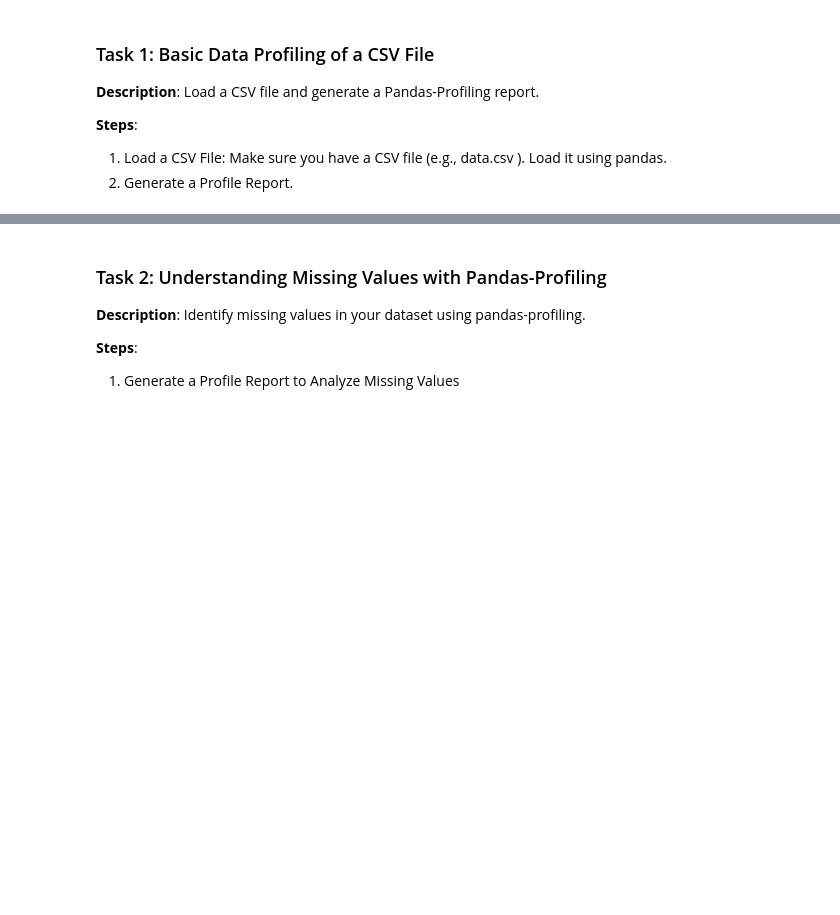
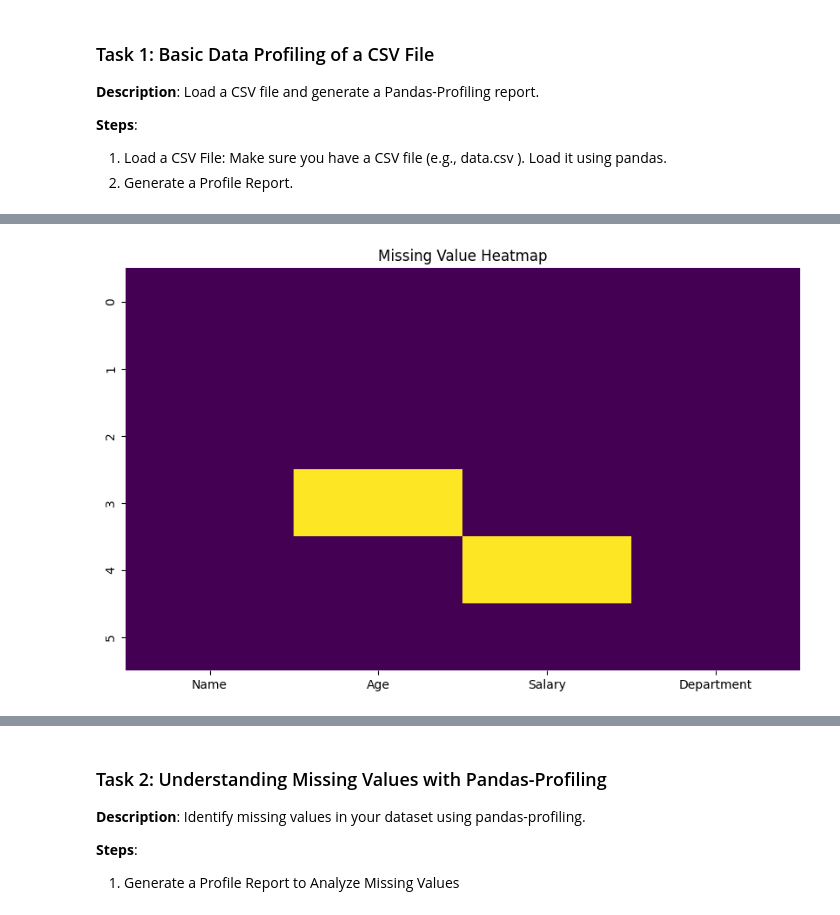
Before and after one commit to mourya1511/AI_DATA_ANALYSIS_, a Jupyter notebook: src/Module 8/Automating Data Quality Measurement/Ques_1.ipynb, the cells around one changed output, grey strips where cells are left out. Cells and saved outputs as stored; diff of their text form; code cells hidden in the pictures; blank space fills up the shorter version.

```diff
--- a/src/Module 8/Automating Data Quality Measurement/Ques_1.ipynb
+++ b/src/Module 8/Automating Data Quality Measurement/Ques_1.ipynb
@@ -7,46 +7,45 @@
 2. Generate a Profile Report.
 # %%
 import pandas as pd
+import numpy as np
 import seaborn as sns
 import matplotlib.pyplot as plt
 from ydata_profiling import ProfileReport
+import ipywidgets as widgets
+from IPython.display import display
 
-# Step 1: Create a sample DataFrame
+# 📁 Step 1: Create Sample Dataset
 data = {
     'Name': ['Alice', 'Bob', 'Charlie', 'David', 'Eve', 'Alice'],
-    'Age': [25, 30, 35, None, 45, 25],
-    'Salary': [50000, 60000, 70000, 80000, None, 50000],
+    'Age': [25, 30, 35, np.nan, 45, 25],
+    'Salary': [50000, 60000, 70000, 80000, np.nan, 50000],
     'Department': ['HR', 'Engineering', 'Engineering', 'HR', 'Marketing', 'HR']
 }
 df = pd.DataFrame(data)
+print("✅ Sample DataFrame created.\n")
+print(df)
 
-# Optional: Save to CSV (if needed)
-df.to_csv('sample_data.csv', index=False)
+# 📊 Step 2: Generate Profiling Report
+try:
+    profile = ProfileReport(df, title="Sample Profiling Report", explorative=True)
+    profile.to_file("sample_profiling_report.html")
+    print("\n📄 Profiling report saved as 'sample_profiling_report.html'.")
+except Exception as e:
+    print(f"⚠️ Error creating profile report: {e}")
 
-# Step 2: Generate a profile report
-profile = ProfileReport(df, title="Sample Profiling Report", explorative=True)
-profile.to_file("sample_profiling_report.html")
-print("✅ Profiling report saved as 'sample_profiling_report.html'.")
+# 🔍 Step 3: Missing Value Analysis
+print("\n🔍 Missing Values:")
+print(df.isnull().sum())
 
-# Step 3: Missing values heatmap
-plt.figure(figsize=(10, 6))
-sns.heatmap(df.isnull(), cbar=False, cmap='viridis')
-plt.title("Missing Value Heatmap")
-plt.show()
-
-# Step 4: Summary stats
-print("\n📊 Summary Statistics:")
-print(df.describe(include='all'))
-
-# Step 5: Data types
+# 📏 Step 4: Data Types
 print("\n🧬 Data Types:")
 print(df.dtypes)
 
-# Step 6: Unique values
+# 🔢 Step 5: Unique Values
 print("\n🔢 Unique Values per Column:")
 print(df.nunique())
 
-# Step 7: Duplicate rows
+# 🧭 Step 6: Duplicate Rows
 print("\n🧭 Duplicate Rows:")
 duplicates = df[df.duplicated()]
 if not duplicates.empty:
@@ -54,9 +53,56 @@ if not duplicates.empty:
 else:
     print("No duplicates found.")
 
-# Step 8: Correlation heatmap
-plt.figure(figsize=(12, 10))
-sns.heatmap(df.corr(numeric_only=True), annot=True, cmap='coolwarm')
-plt.title("Correlation Matrix")
+# 📈 Step 7: Visualizations
+
+# Missing value heatmap
+plt.figure(figsize=(10, 6))
+sns.heatmap(df.isnull(), cbar=False, cmap='viridis')
+plt.title("Missing Value Heatmap")
 plt.show()
+
+# Correlation heatmap
+numeric_df = df.select_dtypes(include=[np.number])
+if not numeric_df.empty:
+    plt.figure(figsize=(12, 10))
+    mask = np.triu(np.ones_like(numeric_df.corr(), dtype=bool))
+    sns.heatmap(numeric_df.corr(), annot=True, cmap='coolwarm', mask=mask, fmt=".2f")
+    plt.title("Correlation Matrix (Upper Triangle)")
+    plt.show()
+else:
+    print("⚠️ No numeric columns for correlation matrix.")
+
+# 📊 Step 8: Summary Statistics
+print("\n📊 Summary Statistics:")
+print(df.describe(include='all'))
+
+# 🧪 Step 9: Interactive Column Analysis
+print("\n🧪 Explore Individual Columns:")
+column_selector = widgets.Dropdown(options=df.columns, description='Column:')
+display(column_selector)
+
+def explore_column(column_name):
+    print(f"\n📍 Analysis for Column: {column_name}")
+    print("Data Type:", df[column_name].dtype)
+    print("Unique Values:", df[column_name].nunique())
+    print("Missing Values:", df[column_name].isnull().sum())
+    print(df[column_name].value_counts(dropna=False).head(10))
+    if df[column_name].dtype in ['int64', 'float64']:
+        df[column_name].hist(bins=20)
+        plt.title(f"Distribution of {column_name}")
+        plt.xlabel(column_name)
+        plt.ylabel("Frequency")
+        plt.show()
+
+widgets.interact(explore_column, column_name=column_selector)
+
+# 📋 Step 10: Data Quality Summary
+print("\n📋 Data Quality Summary:")
+print(f"Total Rows: {df.shape[0]}")
+print(f"Total Columns: {df.shape[1]}")
+print(f"Total Missing Values: {df.isnull().sum().sum()}")
+print(f"Total Duplicate Rows: {df.duplicated().sum()}")
+print(f"Columns with Single Unique Value: {df.columns[df.nunique() == 1].tolist()}")
+
+print("\n✅ Data profiling completed.")
 # %% [output]
@@ -65,0 +135 @@ AttributeError: 'float' object has no attribute 'ndim'
+[figure, added]
```
Also changed, not shown: parts of 1 cell of this notebook.
